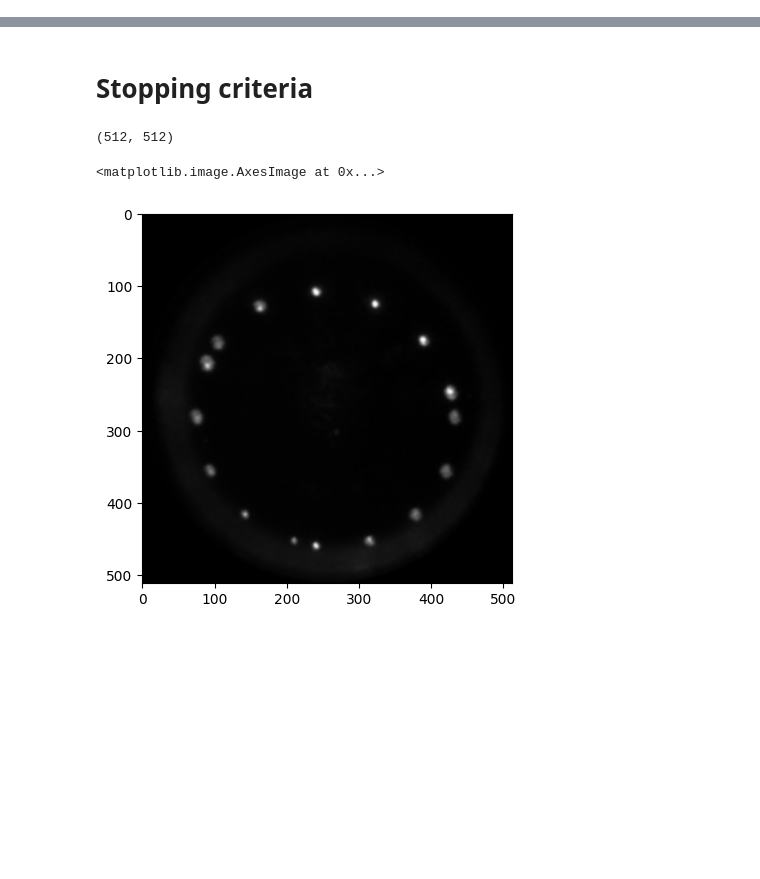
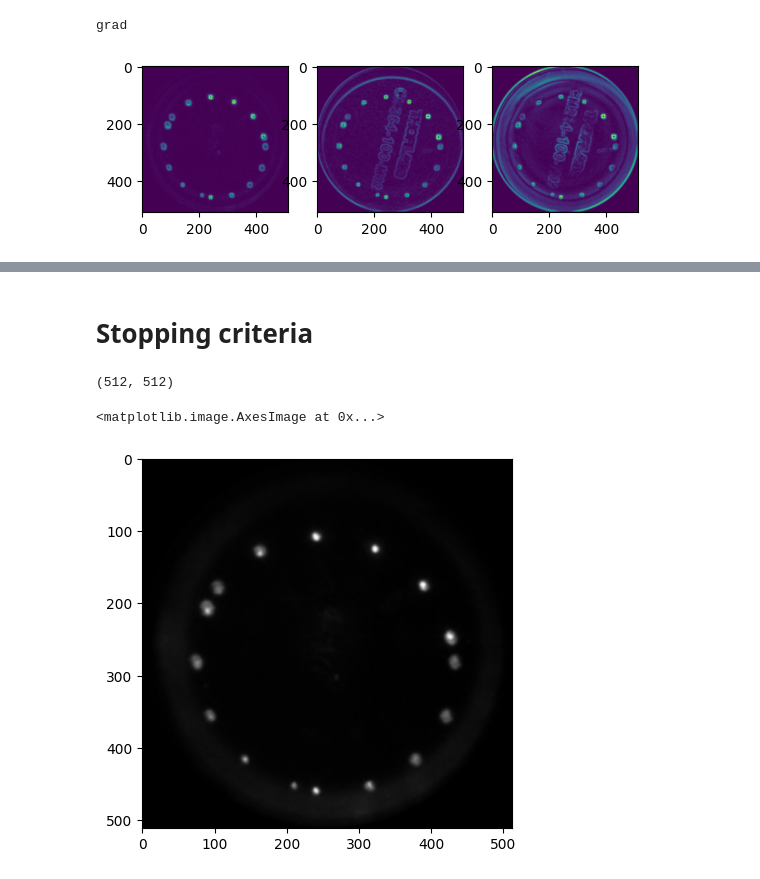
Before and after one commit to EvgeniiVenediktov/multireflection, a Jupyter notebook: processing_experiments.ipynb, the cells around one changed output, grey strips where cells are left out. Drawn from its saved outputs; the diff is of its cells as text; code cells hidden in the pictures; blank space fills up the shorter version.

```diff
--- a/processing_experiments.ipynb
+++ b/processing_experiments.ipynb
@@ -18,0 +68,27 @@ def high_pass(img, t):
+# %%
+def grad(gray):
+    gray = cv2.GaussianBlur(gray, (7,7), 3)
+    gX = cv2.Sobel(gray, ddepth=cv2.CV_32F, dx=1, dy=0, ksize=3)
+    gY = cv2.Sobel(gray, ddepth=cv2.CV_32F, dx=0, dy=1, ksize=3)
+    # the gradient magnitude images are now of the floating point data
+    # type, so we need to take care to convert them back a to unsigned
+    # 8-bit integer representation so other OpenCV functions can operate
+    # on them and visualize them
+    gX = cv2.convertScaleAbs(gX)
+    gY = cv2.convertScaleAbs(gY)
+    # combine the gradient representations into a single image
+    return cv2.addWeighted(gX, 0.5, gY, 0.5, 0)
+# %%
+grad_dark = grad(np.copy(dark))
+grad_lamp = grad(np.copy(lamp))
+grad_light = grad(np.copy(light))
+
+fig, axes = plt.subplots(1,3)
+print("grad")
+axes[0].imshow(grad_dark)
+axes[1].imshow(grad_lamp)
+axes[2].imshow(grad_light)
+plt.show()
+# %% [output]
+grad
+[figure, added]
```
Also changed, not shown: parts of 8 cells of this notebook, 23 other files.
